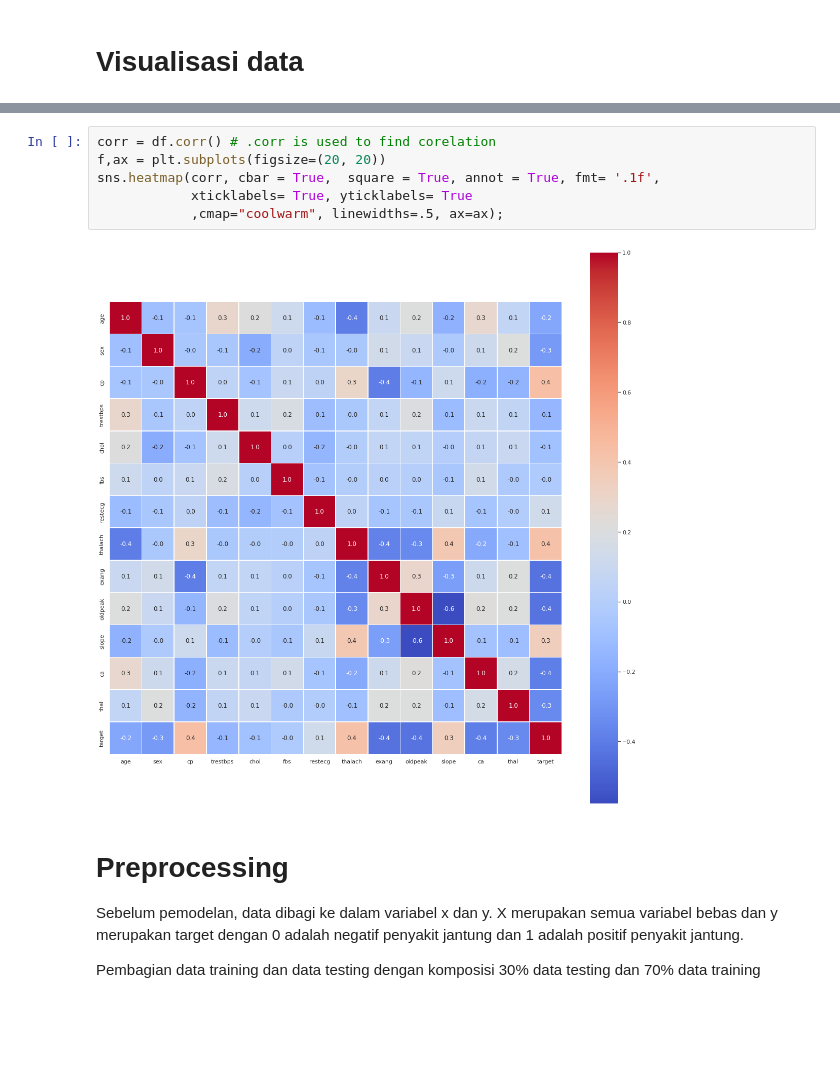
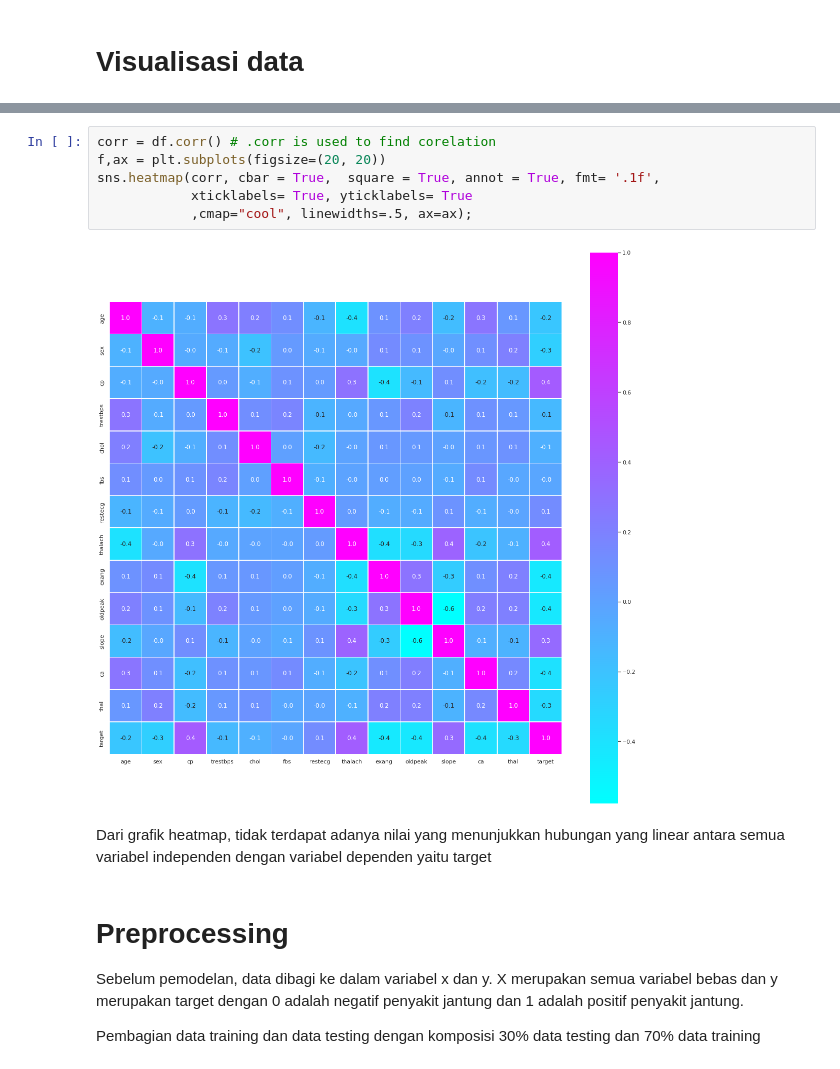
Before and after one commit to wurifah/Bisaai, a Jupyter notebook: klasifikasi_heartdesease.ipynb, the cells around one changed output, grey strips where cells are left out. Cells and saved outputs as stored; diff of their text form; blank space fills up the shorter version.

```diff
--- a/klasifikasi_heartdesease.ipynb
+++ b/klasifikasi_heartdesease.ipynb
@@ -142,11 +358,13 @@ plt.show()
 # %%
 corr = df.corr() # .corr is used to find corelation
 f,ax = plt.subplots(figsize=(20, 20))
 sns.heatmap(corr, cbar = True,  square = True, annot = True, fmt= '.1f',
             xticklabels= True, yticklabels= True
-            ,cmap="coolwarm", linewidths=.5, ax=ax);
+            ,cmap="cool", linewidths=.5, ax=ax);
 # %% [output]
-[figure, old version]
+[figure, new version]
+# %% [markdown]
+Dari grafik heatmap, tidak terdapat adanya nilai yang menunjukkan hubungan yang linear antara semua variabel independen dengan variabel dependen yaitu target
 # %% [markdown]
 # Preprocessing
 
```
Also changed, not shown: parts of 30 cells of this notebook.
